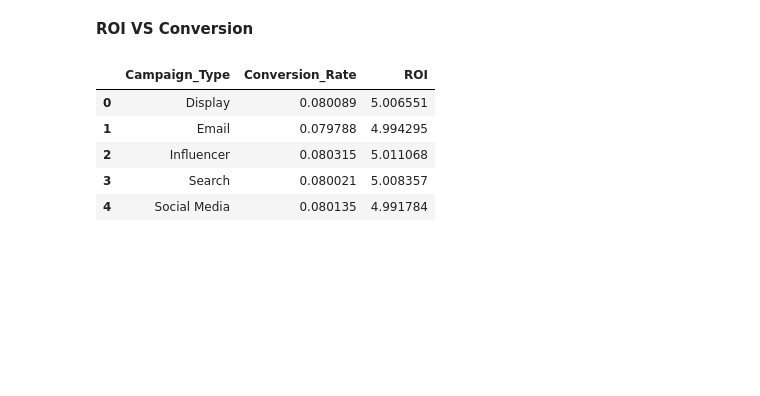
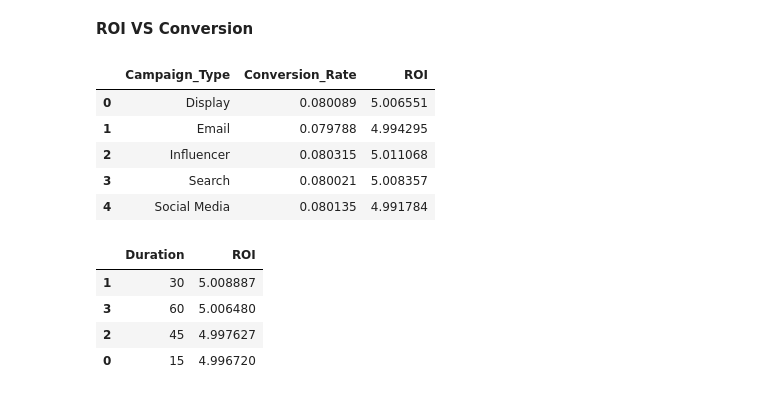
Before and after one commit to jsoook-dt/python-colab-analysis-study, a Jupyter notebook: Project01_Yoonju_analysis.ipynb, the cells around one changed output. Saved outputs shown, nothing was run; the diff lists cells and outputs as text; code cells hidden in the pictures; blank space fills up the shorter version.

Commit message:
Updated duration_df

```diff
--- a/Project01_Yoonju_analysis.ipynb
+++ b/Project01_Yoonju_analysis.ipynb
@@ -260,3 +260,14 @@ conversion_roi_df
 | 2 | Influencer | 0.080315 | 5.011068 |
 | 3 | Search | 0.080021 | 5.008357 |
 | 4 | Social Media | 0.080135 | 4.991784 |
+# %%
+duration_df = df.groupby("Duration")["ROI"].mean().reset_index()
+duration_df = duration_df.sort_values(by="ROI", ascending=False)
+
+duration_df
+# %% [output]
+|  | Duration | ROI |
+| 1 | 30 | 5.008887 |
+| 3 | 60 | 5.006480 |
+| 2 | 45 | 4.997627 |
+| 0 | 15 | 4.996720 |
```
